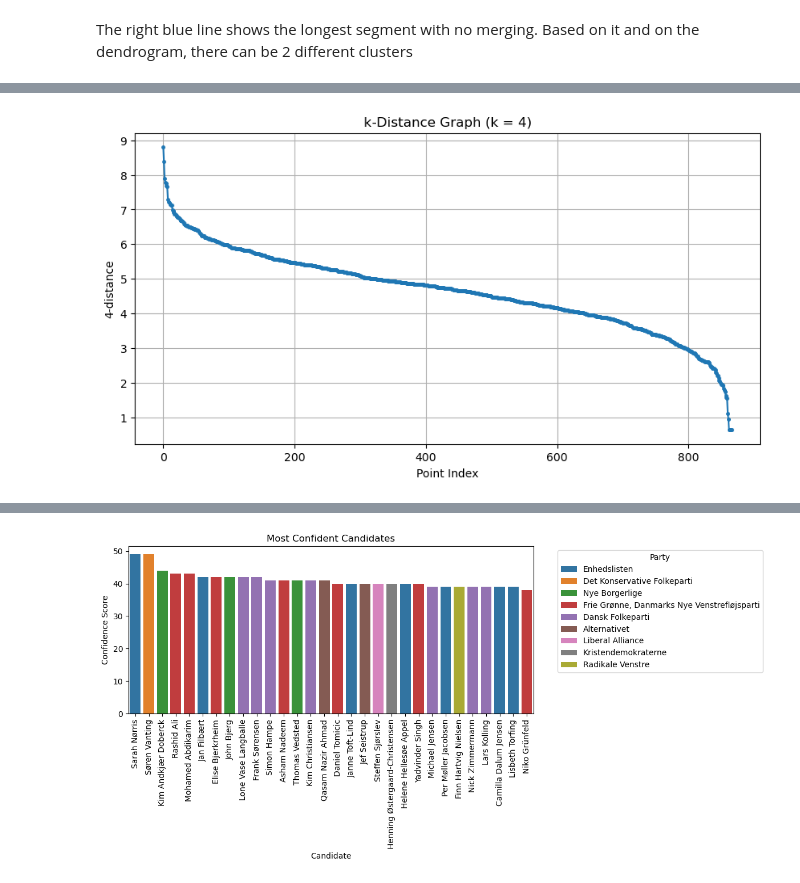
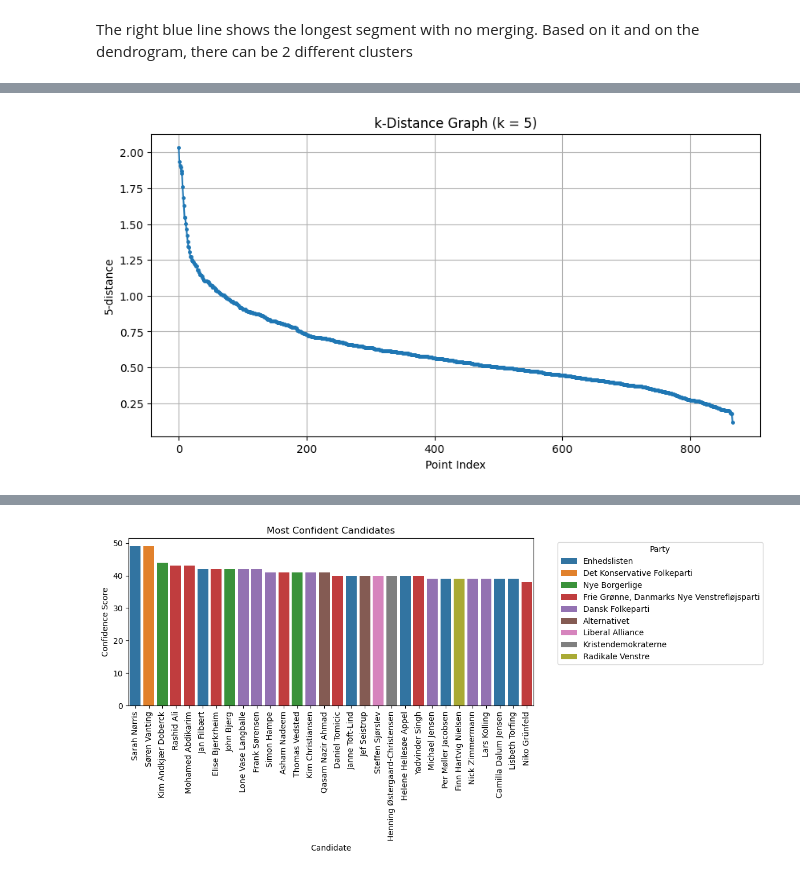
Before and after one commit to dimitur2204/MAL1, a Jupyter notebook: assignment_6/assignment_6.ipynb, the cells around one changed output, grey strips where cells are left out. Cells and saved outputs as stored; diff of their text form; code cells hidden in the pictures.

```diff
--- a/assignment_6/assignment_6.ipynb
+++ b/assignment_6/assignment_6.ipynb
@@ -130,8 +130,8 @@ import os
 silhouette_scores = []
 for k in range(2, 21):
     kmeans = KMeans(n_clusters=k, random_state=42, n_init='auto')
-    labels = kmeans.fit_predict(X)
-    score = silhouette_score(X, labels)
+    labels = kmeans.fit_predict(X_pca)
+    score = silhouette_score(X_pca, labels)
     silhouette_scores.append(score)
 
 plt.plot(range(2, 21), silhouette_scores, marker='o')
@@ -208,32 +185,29 @@ plt.show()
 # %%
 from sklearn.cluster import DBSCAN
 import numpy as np
-from sklearn.preprocessing import StandardScaler
-
-X_scaled = StandardScaler().fit_transform(X)
 
 def calculate_k_distance(X, k):
     k_distance = []
     for i in range(len(X)):
         dist = []
         for j in range(len(X)):
             dist.append(np.linalg.norm(X[i, :] - X[j, :]))
         dist.sort()
         k_distance.append(dist[k])
     k_distance.sort(reverse=True)
     return k_distance
 
-k = 4
-k_distances = calculate_k_distance(X_scaled, k)
+k = 5
+k_distances = calculate_k_distance(X_pca, k)
 
 plt.figure(figsize=(10, 5))
-plt.plot(range(len(X_scaled)), k_distances, '.-', markersize=5)
+plt.plot(range(len(X_pca)), k_distances, '.-', markersize=5)
 plt.xlabel('Point Index')
 plt.ylabel(f'{k}-distance')
 plt.title(f'k-Distance Graph (k = {k})')
 plt.grid(True)
 plt.show()
 # %% [output]
-[figure, old version]
+[figure, new version]
 # %%
 from sklearn.cluster import DBSCAN
```
Also changed, not shown: parts of 10 cells of this notebook, 10 other files.
